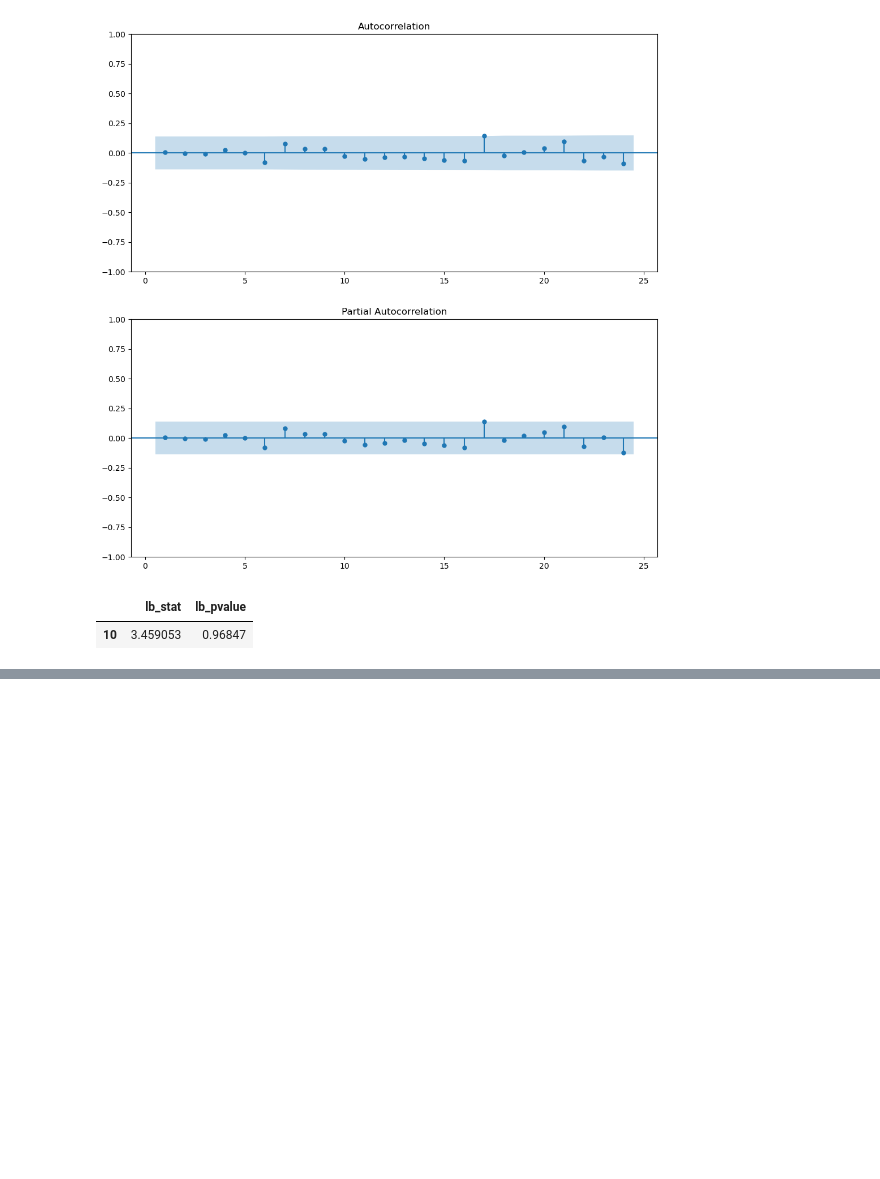
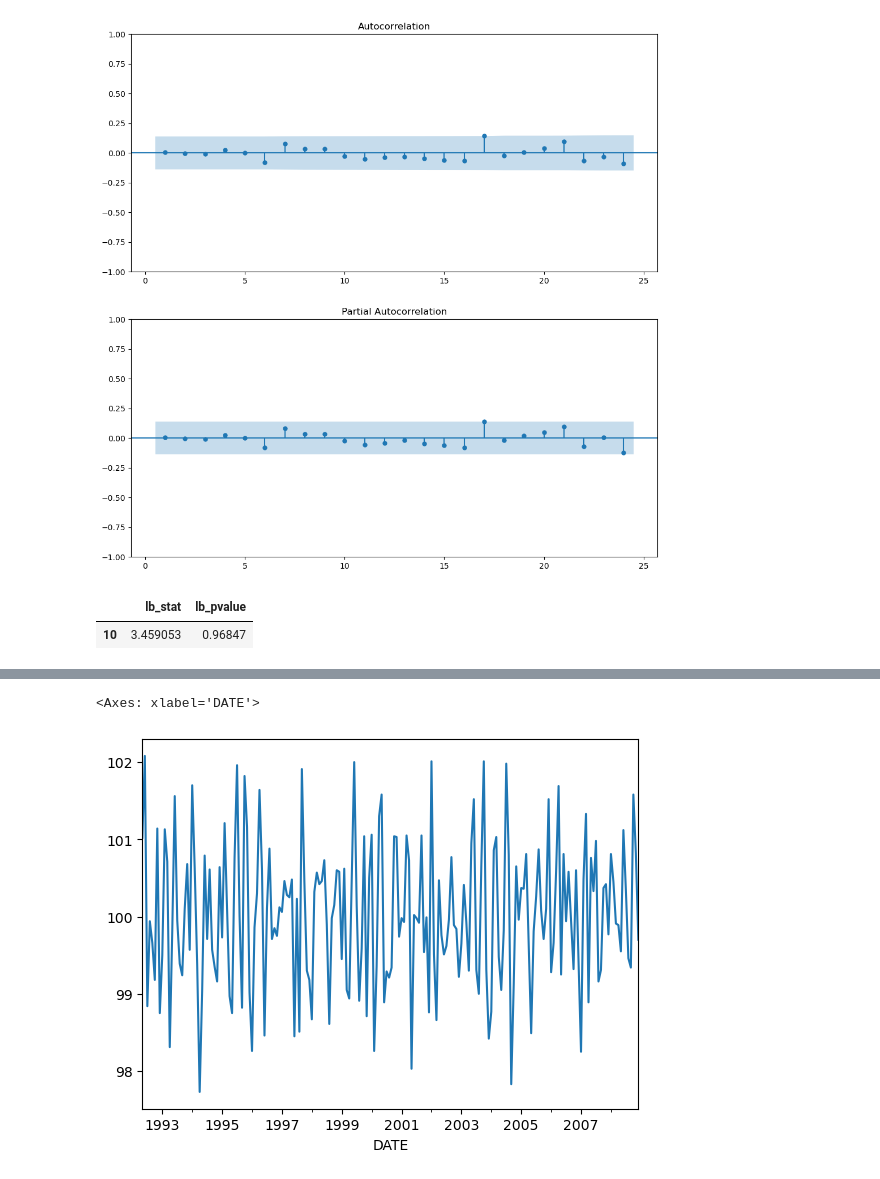
Before and after one commit to TomRush20/BAN-6025-Machine-Learning, a Jupyter notebook: ARIMA_Fitting.ipynb, the cells around one changed output, grey strips where cells are left out. Cells and saved outputs as stored; diff of their text form; code cells hidden in the pictures; blank space fills up the shorter version.

```diff
--- a/ARIMA_Fitting.ipynb
+++ b/ARIMA_Fitting.ipynb
@@ -409,3 +409,6 @@ sm.stats.acorr_ljungbox(residuals, lags=[10], return_df=True)
 # %% [output]
 |  | lb_stat | lb_pvalue |
 | 10 | 3.459053 | 0.96847 |
+# %%
+ar_df_6 = pd.read_csv('arma_series06.csv')
+ar_df_6.head()
@@ -411,0 +422,9 @@ sm.stats.acorr_ljungbox(residuals, lags=[10], return_df=True)
+# %%
+ar_df_6['DATE'] = pd.to_datetime(ar_df_6['Date'], format='%d%b%Y')
+
+ar_ts_6 = pd.Series(ar_df_6['Y'].values, index=ar_df_6['DATE'])
+
+ar_ts_6.plot()
+# %% [output]
+<Axes: xlabel='DATE'>
+[figure, added]
```
Also changed, not shown: parts of 20 cells of this notebook, 2 other files.
